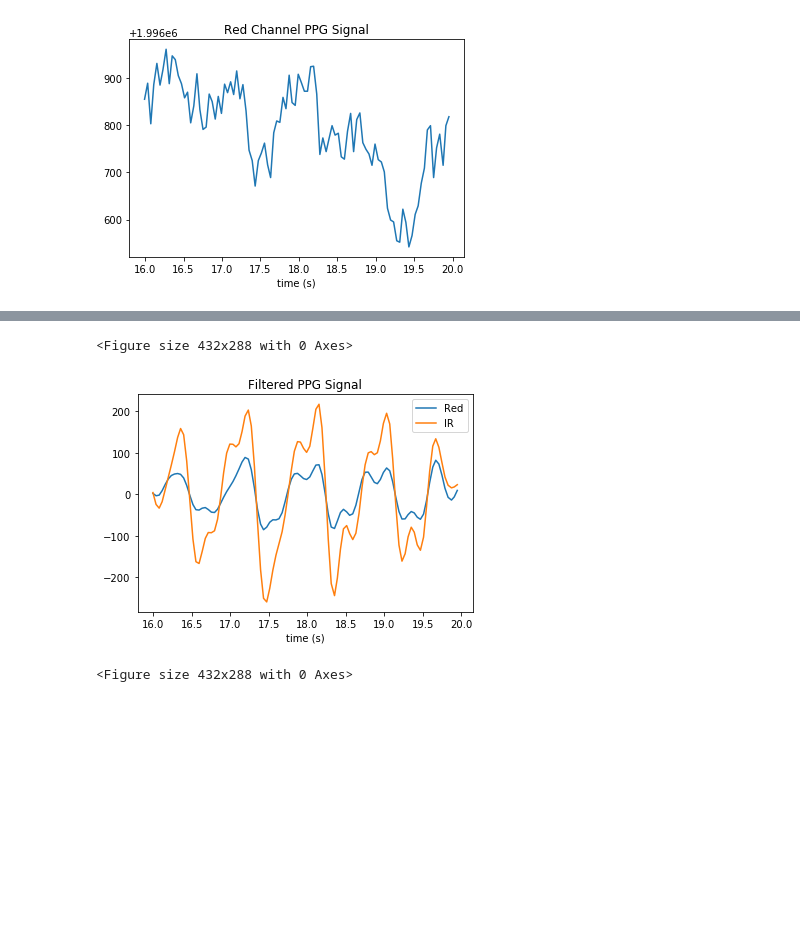
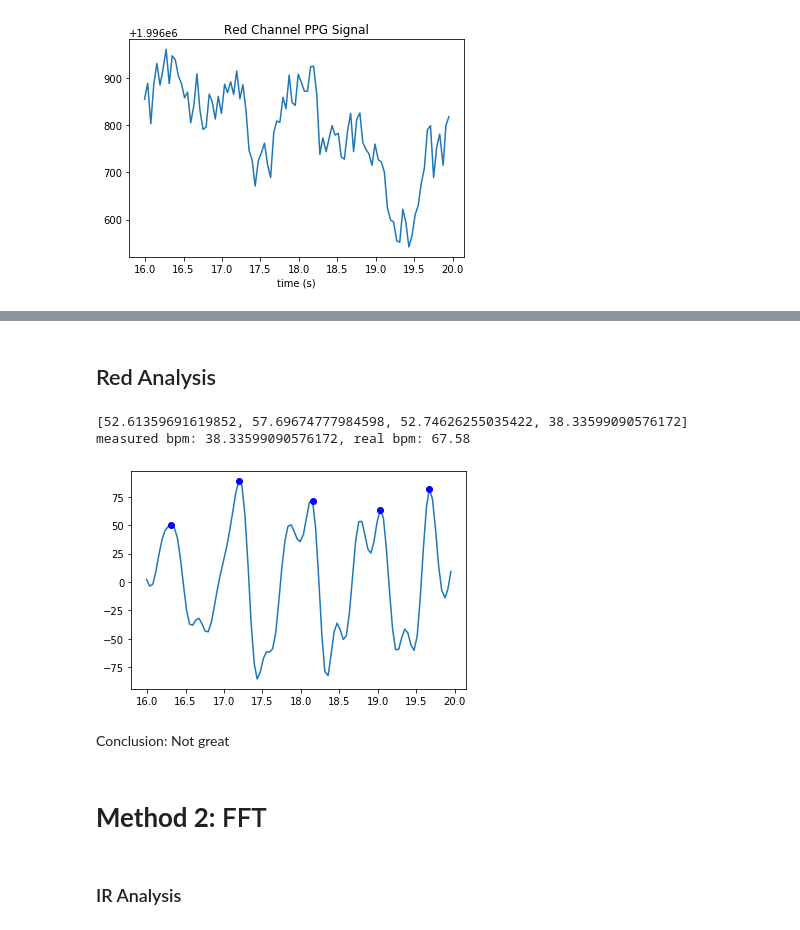
Before and after one commit to michaeljtang/PulseOx, a Jupyter notebook: processing/wrist_heartrate.ipynb, the cells around one changed output, grey strips where cells are left out. Cells and saved outputs as stored; diff of their text form; code cells hidden in the pictures; blank space fills up the shorter version.

```diff
--- a/processing/wrist_heartrate.ipynb
+++ b/processing/wrist_heartrate.ipynb
@@ -84,11 +110,0 @@ print(period * 60)
-# %%
-import numpy as np
-import scipy.fftpack
-
-x = df.index
-y = df['Reflect: IR']
-dt = time / samples
-
-# reconstruct df.index to ensure perfect spacing (should not have that much difference? may be a problem, not sure)
-t = np.arange(df.index[0], df.index[-1], dt)
-n = len(t)
@@ -205,16 +111,39 @@ filtered_ir = hp.filter_signal(df['Reflect: IR'],
-# %%
-import matplotlib.pyplot as plt
-
-plt.figure(1)
-plt.plot(df.index, filtered_red)
-# plt.plot(df.index, df['Trans: Wave'])
-plt.plot(df.index, filtered_ir)
-#plt.plot(df.index, filtered_green)
-plt.title('Filtered PPG Signal')
-plt.xlabel('time (s)')
-plt.legend(['Red', 'IR', 'Green'])
-plt.figure(2)
-# %% [output]
-<Figure size 432x288 with 0 Axes>
-[figure, removed]
-<Figure size 432x288 with 0 Axes>
+# %% [markdown]
+## Red Analysis
+# %%
+from scipy import signal
+import numpy as np
+
+# doesn't give result I want when putting asa param for find_peaks -- not really sure why
+width = 60 / bpm
+
+dt = time / samples
+dist = width / dt
+# give room for error
+dist -= .3 * dist
+
+red = filtered_red
+inv_red = -red
+peak_idx, _ = signal.find_peaks(red, distance=dist)
+
+plt.plot(df.index, red);
+plt.plot(df.index[peak_idx], red[peak_idx], 'bo')
+
+periods = []
+for i in range(len(peak_idx) - 1):
+    period = df.index[peak_idx[i + 1]] - df.index[peak_idx[i]]
+    periods.append(period)
+
+print(list(map(lambda x: x * 60, periods)))
+avg_period = sum(periods) / len(periods)
+print(f'measured bpm: {period * 60}, real bpm: {bpm}')
+# %% [output]
+[52.61359691619852, 57.69674777984598, 52.74626255035422, 38.33599090576172]
+measured bpm: 38.33599090576172, real bpm: 67.58
+[figure, added]
+# %% [markdown]
+Conclusion: Not great
+# %% [markdown]
+# **Method 2:** FFT
+# %% [markdown]
+### IR Analysis
```
Also changed, not shown: parts of 29 cells of this notebook.
